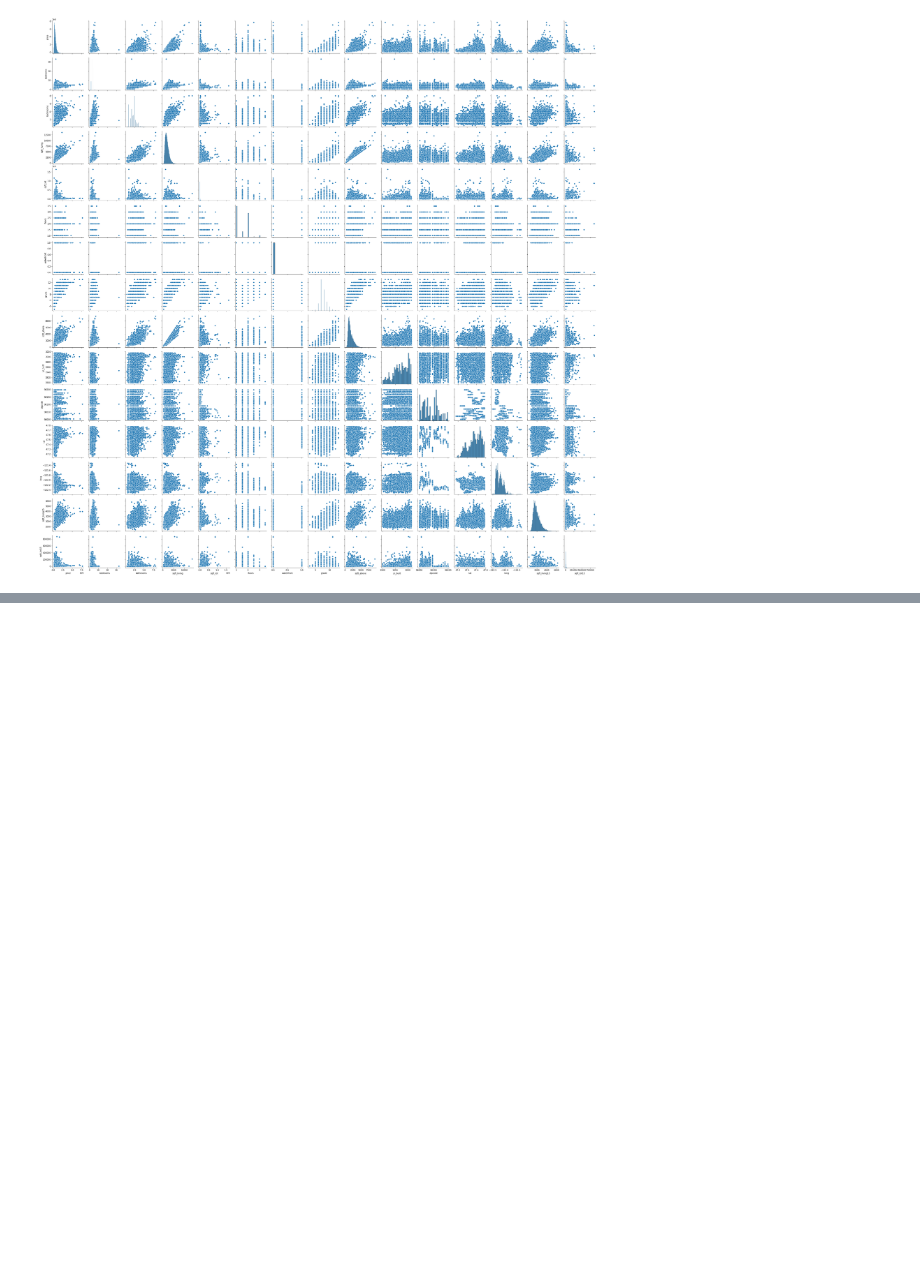
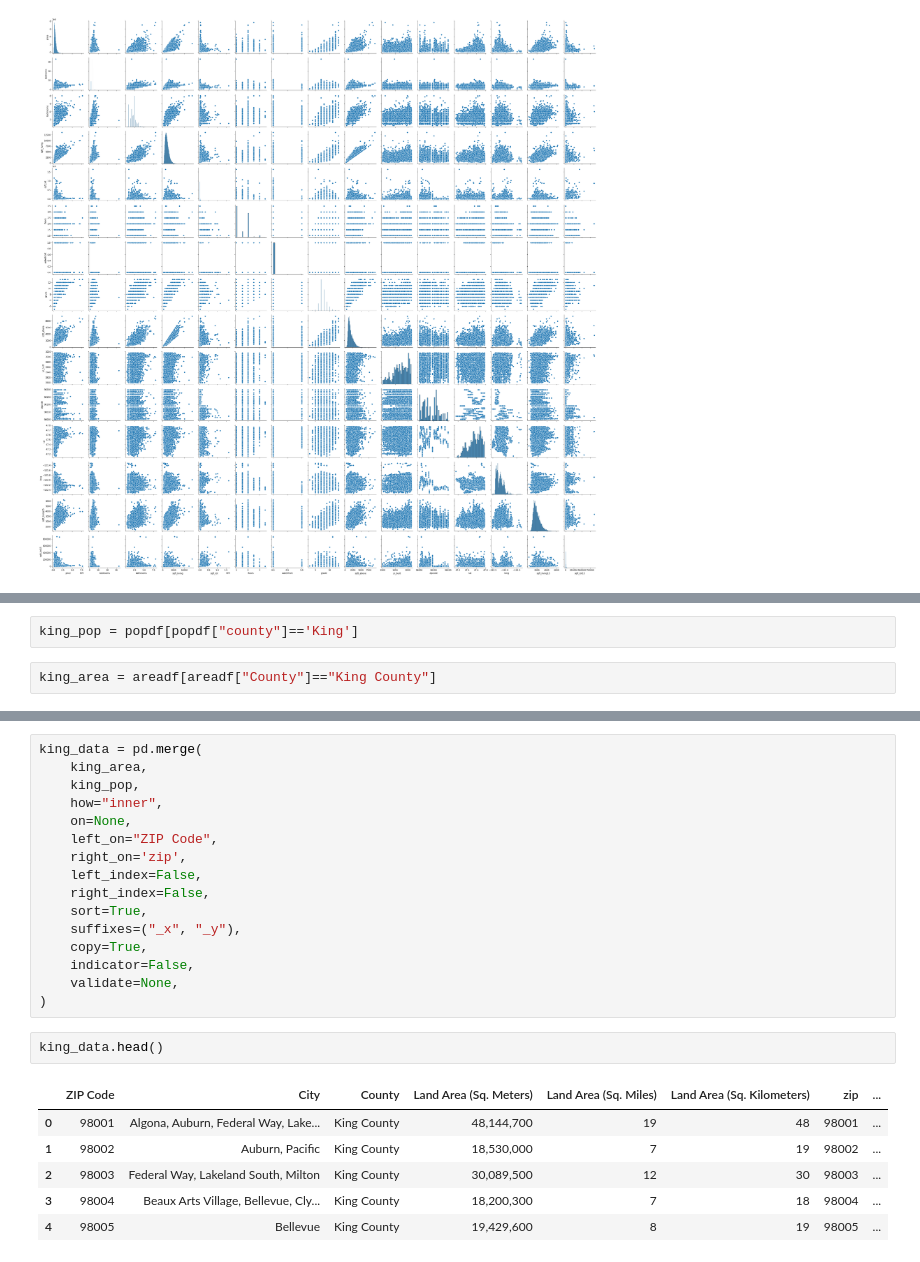
Before and after one commit to aliceagrawal/King-County-House-Sales, a Jupyter notebook: Marshalls Notebook.ipynb, the cells around one changed output, grey strips where cells are left out. Cells and saved outputs as stored; diff of their text form; blank space fills up the shorter version.

```diff
--- a/Marshalls Notebook.ipynb
+++ b/Marshalls Notebook.ipynb
@@ -131,0 +201,4 @@ house
+# %%
+king_pop = popdf[popdf["county"]=='King']
+# %%
+king_area = areadf[areadf["County"]=="King County"]
@@ -131,0 +221,25 @@ house
+# %%
+king_data = pd.merge(
+    king_area,
+    king_pop,
+    how="inner",
+    on=None,
+    left_on="ZIP Code",
+    right_on='zip',
+    left_index=False,
+    right_index=False,
+    sort=True,
+    suffixes=("_x", "_y"),
+    copy=True,
+    indicator=False,
+    validate=None,
+)
+# %%
+king_data.head()
+# %% [output]
+|  | ZIP Code | City | County | Land Area (Sq. Meters) | Land Area (Sq. Miles) | Land Area (Sq. Kilometers) | zip | ... |
+| 0 | 98001 | Algona, Auburn, Federal Way, Lake... | King County | 48,144,700 | 19 | 48 | 98001 | ... |
+| 1 | 98002 | Auburn, Pacific | King County | 18,530,000 | 7 | 19 | 98002 | ... |
+| 2 | 98003 | Federal Way, Lakeland South, Milton | King County | 30,089,500 | 12 | 30 | 98003 | ... |
+| 3 | 98004 | Beaux Arts Village, Bellevue, Cly... | King County | 18,200,300 | 7 | 18 | 98004 | ... |
+| 4 | 98005 | Bellevue | King County | 19,429,600 | 8 | 19 | 98005 | ... |
```
Also changed, not shown: parts of 27 cells of this notebook, 1 other file.
